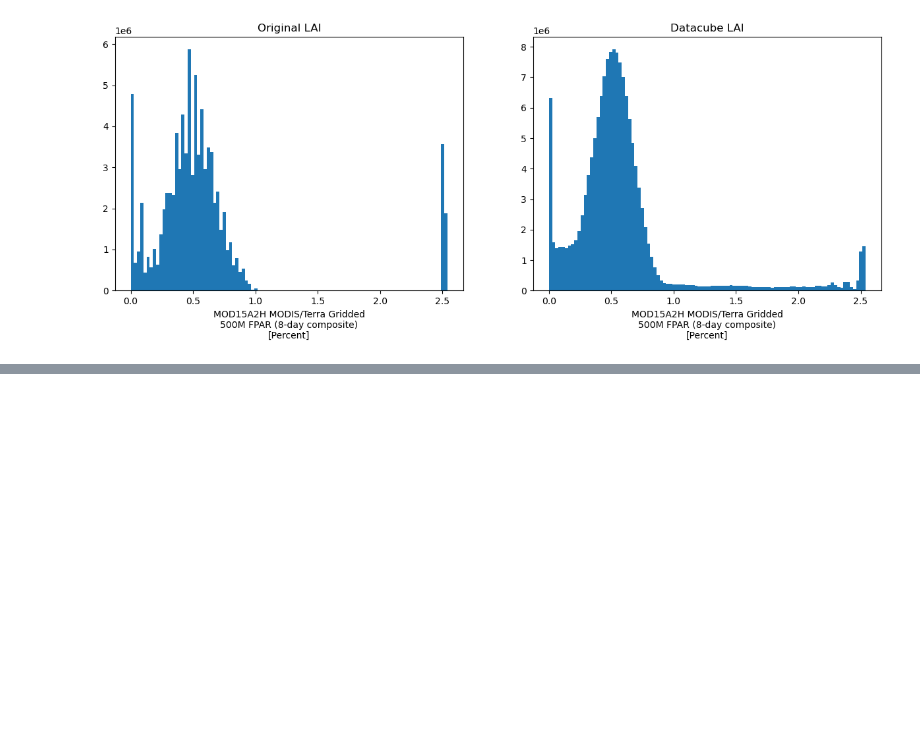
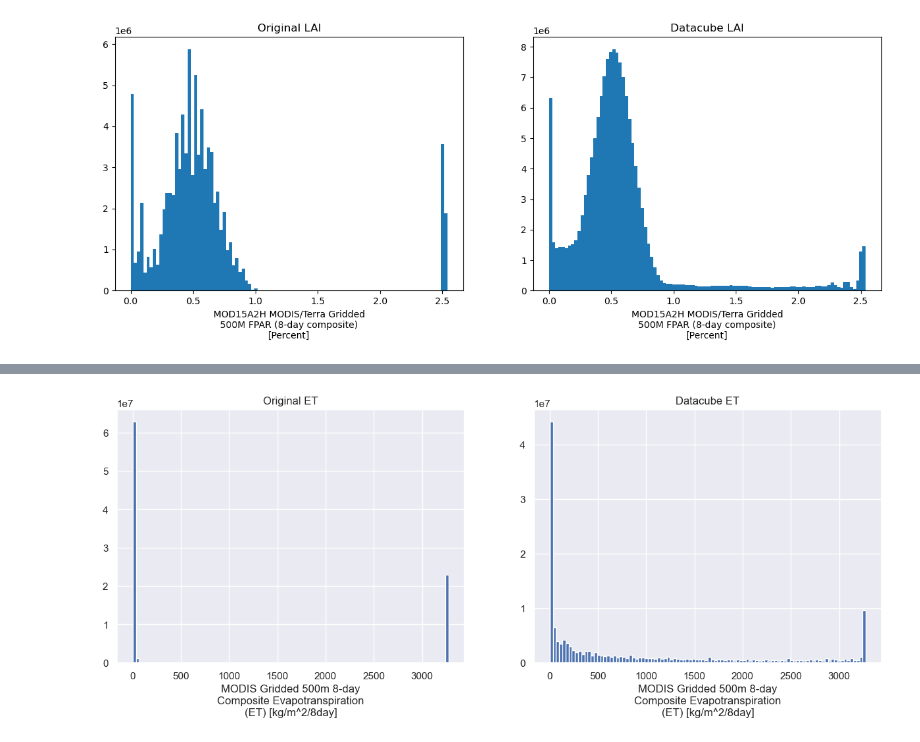
Before and after one commit to Sliders122/wildfire, a Jupyter notebook: src/Datacube_inspection.ipynb, the cells around one changed output, grey strips where cells are left out. Cells and saved outputs as stored; diff of their text form; code cells hidden in the pictures; blank space fills up the shorter version.

```diff
--- a/src/Datacube_inspection.ipynb
+++ b/src/Datacube_inspection.ipynb
@@ -110,0 +127,10 @@ Datacube LAI
+# %%
+# Plot the ET distribution from the original dataset and the datacube
+fig, ax = plt.subplots(1, 2, figsize=(15, 5))
+evap_filter.plot.hist(ax=ax[0], bins=100)
+datacube['ET_500m'].plot.hist(ax=ax[1], bins=100)
+ax[0].set_title('Original ET')
+ax[1].set_title('Datacube ET')
+plt.show()
+# %% [output]
+[figure, added]
```
Also changed, not shown: parts of 7 cells of this notebook.
